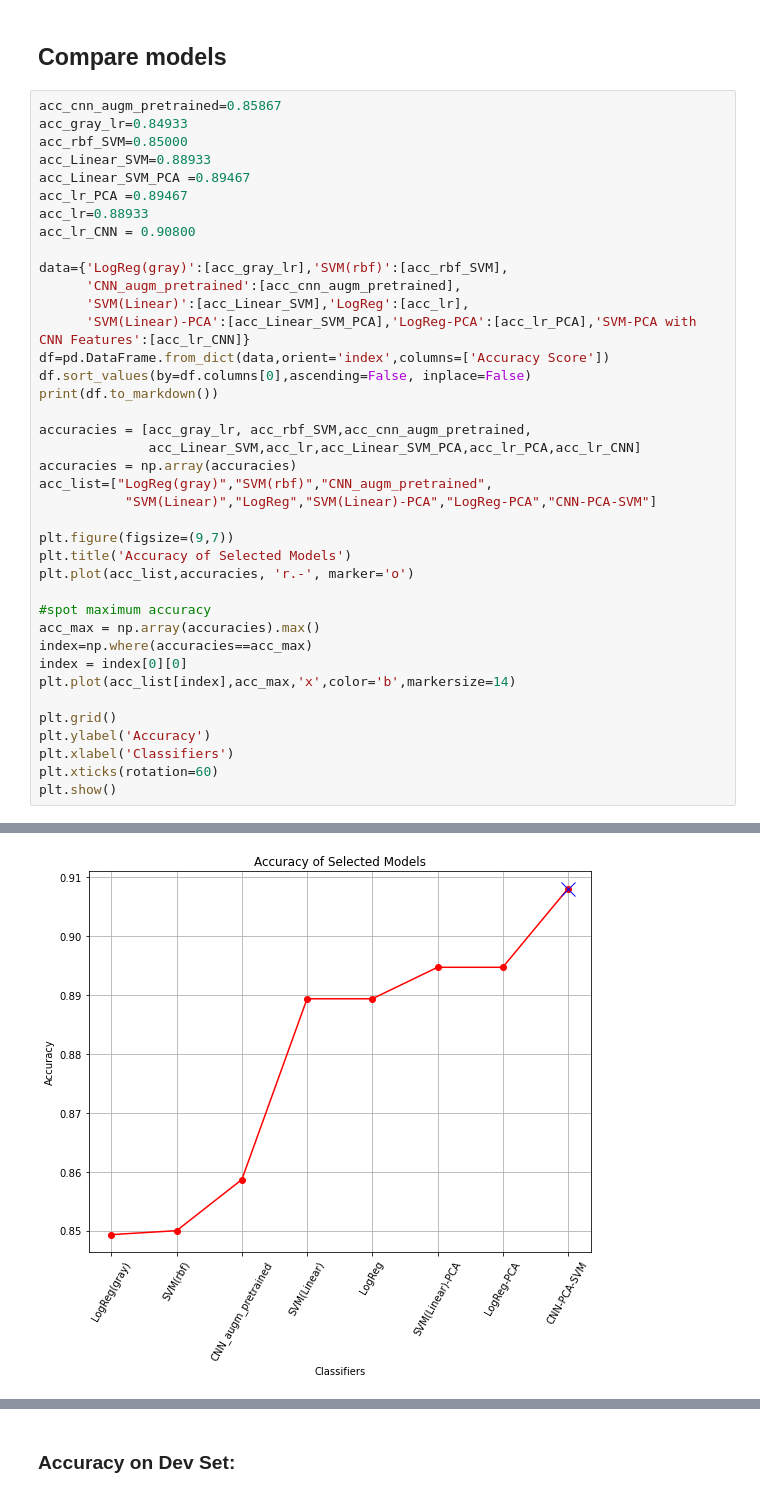
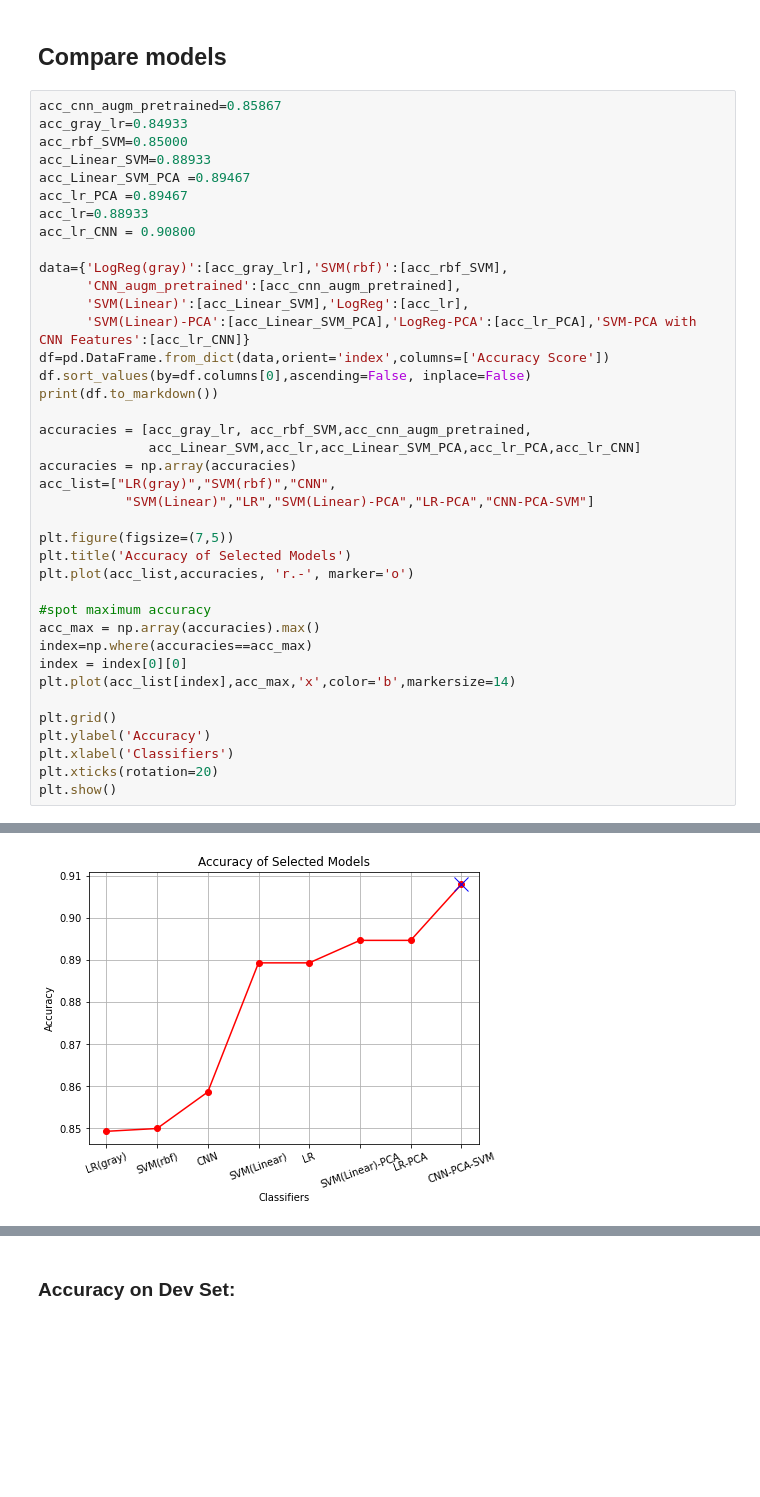
Before and after one commit to xeniakal/AMLS_20-21_SN20159465, a Jupyter notebook: A1/GenderClassification.ipynb, the cells around one changed output, grey strips where cells are left out. Drawn from its saved outputs; the diff is of its cells as text; blank space fills up the shorter version.

```diff
--- a/A1/GenderClassification.ipynb
+++ b/A1/GenderClassification.ipynb
@@ -1199,37 +1156,37 @@ df=pd.DataFrame.from_dict(data,orient='index',columns=['Accuracy Score'])
 df.sort_values(by=df.columns[0],ascending=False, inplace=False)
 print(df.to_markdown())
 
 accuracies = [acc_gray_lr, acc_rbf_SVM,acc_cnn_augm_pretrained,
               acc_Linear_SVM,acc_lr,acc_Linear_SVM_PCA,acc_lr_PCA,acc_lr_CNN]
 accuracies = np.array(accuracies)
-acc_list=["LogReg(gray)","SVM(rbf)","CNN_augm_pretrained",
-           "SVM(Linear)","LogReg","SVM(Linear)-PCA","LogReg-PCA","CNN-PCA-SVM"]
+acc_list=["LR(gray)","SVM(rbf)","CNN",
+           "SVM(Linear)","LR","SVM(Linear)-PCA","LR-PCA","CNN-PCA-SVM"]
 
-plt.figure(figsize=(9,7))
+plt.figure(figsize=(7,5))
 plt.title('Accuracy of Selected Models')
 plt.plot(acc_list,accuracies, 'r.-', marker='o')
 
 #spot maximum accuracy
 acc_max = np.array(accuracies).max()
 index=np.where(accuracies==acc_max)
 index = index[0][0]
 plt.plot(acc_list[index],acc_max,'x',color='b',markersize=14)
 
 plt.grid()
 plt.ylabel('Accuracy')
 plt.xlabel('Classifiers')
-plt.xticks(rotation=60)
+plt.xticks(rotation=20)
 plt.show()
 # %% [output]
 |:--------------------------|-----------------:|
 | LogReg(gray)              |          0.84933 |
 | SVM(rbf)                  |          0.85    |
 | CNN_augm_pretrained       |          0.85867 |
 | SVM(Linear)               |          0.88933 |
 | LogReg                    |          0.88933 |
 | SVM(Linear)-PCA           |          0.89467 |
 | LogReg-PCA                |          0.89467 |
 | SVM-PCA with CNN Features |          0.908   |
-[figure, old version]
+[figure, new version]
 # %% [markdown]
 We can conclude from our expirements that more complex and deeper models do not outperform always the simpler ones.
```
Also changed, not shown: parts of 39 cells of this notebook, 7 other files.
